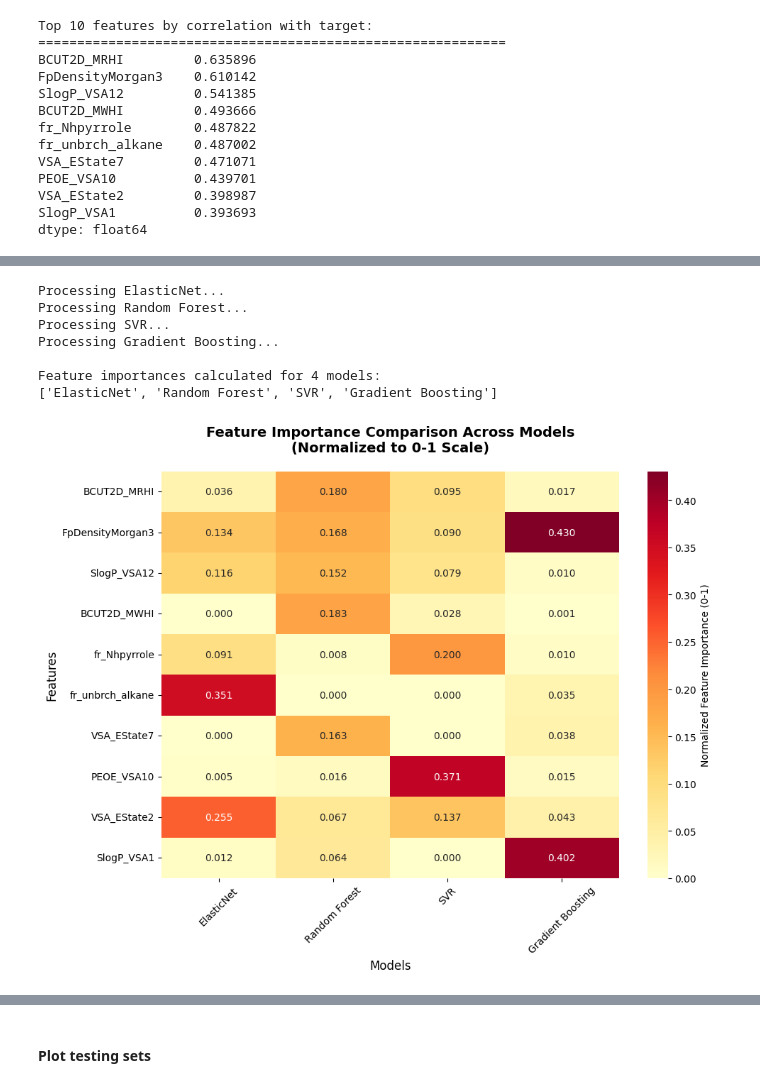
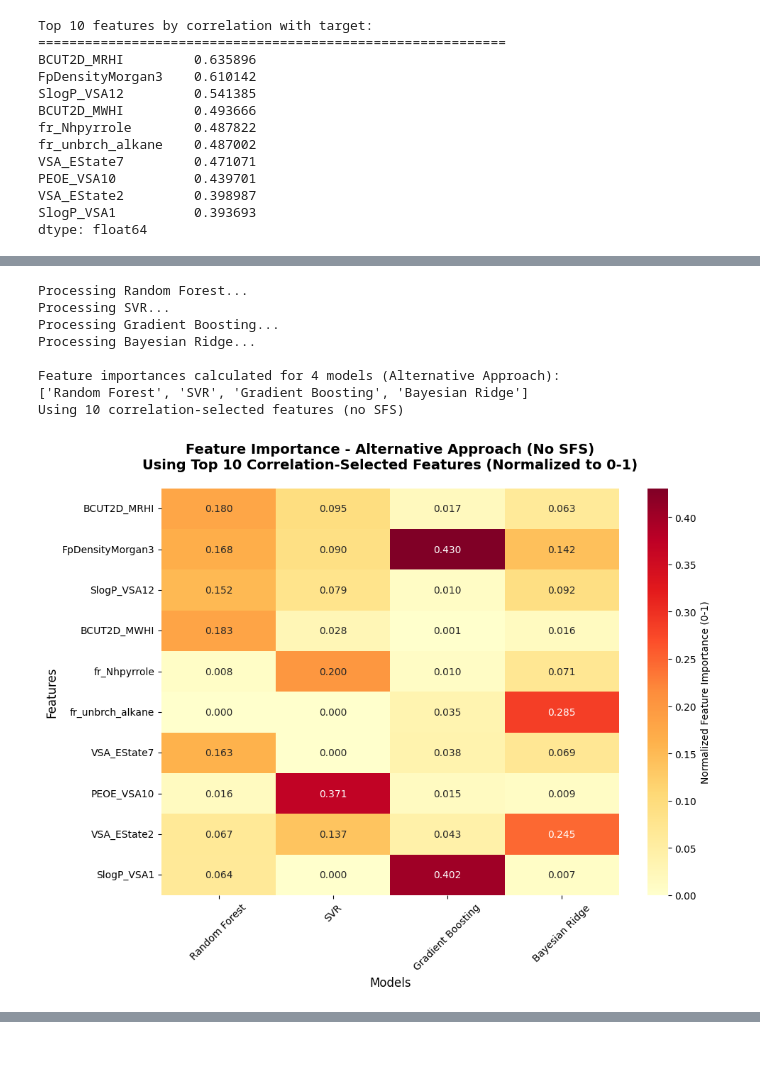
Before and after one commit to kareem-Abdelmaqsoud/HER-metal-complex-ligands, a Jupyter notebook: baseline_models.ipynb, the cells around one changed output, grey strips where cells are left out. Cells and saved outputs as stored; diff of their text form; code cells hidden in the pictures; blank space fills up the shorter version.

```diff
--- a/baseline_models.ipynb
+++ b/baseline_models.ipynb
@@ -479,106 +932,110 @@ Gradient Boosting      2.717
 # %%
-# 5. Feature importance analysis for all models
+# 5. Feature importance analysis for alternative approach (without SFS)
 import matplotlib.pyplot as plt
 import seaborn as sns
 from sklearn.inspection import permutation_importance
 
-# Get feature importance for each model
-feature_importances = {}
+# Get feature importance for each model from the results_alt dictionary
+feature_importances_alt = {}
+alternative_features = feature_cols_selected  # Use top 10 correlation-selected features
 
-for name, model in models.items():
+for name, result in results_alt.items():
+    model = result['model']
     print(f"Processing {name}...")
 
-    # Handle pipeline models (Ridge, Lasso, ElasticNet, SVR, etc.)
+    # Handle pipeline models (SVR, Bayesian Ridge, etc.)
     if isinstance(model, Pipeline):
         regressor = model.named_steps['regressor']
         if hasattr(regressor, 'coef_'):
             # Linear models with coefficients
             importances = np.abs(regressor.coef_)
-            feature_importances[name] = pd.DataFrame({
-                'feature': feature_cols_selected,
+            feature_importances_alt[name] = pd.DataFrame({
+                'feature': alternative_features,
                 'importance': importances
             }).sort_values('importance', ascending=False)
         else:
-            # For non-linear models in pipeline (like SVR with RBF kernel)
+            # For non-linear models in pipeline (like SVR with poly kernel)
             # Use permutation importance
-            perm_importance = permutation_importance(model, X_test, y_test,
+            perm_importance = permutation_importance(model, X_test_alt, y_test_alt,
                                                    n_repeats=10, random_state=21,
                                                    scoring='r2')
             importances = perm_importance.importances_mean
-            feature_importances[name] = pd.DataFrame({
-                'feature': feature_cols_selected,
+            feature_importances_alt[name] = pd.DataFrame({
+                'feature': alternative_features,
                 'importance': importances
             }).sort_values('importance', ascending=False)
-    # Handle regular models (Random Forest)
+    # Handle regular models (Random Forest, Gradient Boosting)
     elif hasattr(model, 'feature_importances_'):
         importances = model.feature_importances_
-        feature_importances[name] = pd.DataFrame({
-            'feature': feature_cols_selected,
+        feature_importances_alt[name] = pd.DataFrame({
+            'feature': alternative_features,
             'importance': importances
         }).sort_values('importance', ascending=False)
     else:
         # Fallback to permutation importance for any other model type
-        perm_importance = permutation_importance(model, X_test, y_test,
+        perm_importance = permutation_importance(model, X_test_alt, y_test_alt,
                                                n_repeats=10, random_state=21,
                                                scoring='r2')
         importances = perm_importance.importances_mean
-        feature_importances[name] = pd.DataFrame({
-            'feature': feature_cols_selected,
+        feature_importances_alt[name] = pd.DataFrame({
+            'feature': alternative_features,
             'importance': importances
         }).sort_values('importance', ascending=False)
 
-print(f"\nFeature importances calculated for {len(feature_importances)} models:")
-print(list(feature_importances.keys()))
+print(f"\nFeature importances calculated for {len(feature_importances_alt)} models (Alternative Approach):")
+print(list(feature_importances_alt.keys()))
+print(f"Using {len(alternative_features)} correlation-selected features (no SFS)")
 
 # Create normalized feature importance matrix for heatmap
-all_features = feature_cols_selected
-importance_matrix = pd.DataFrame(index=all_features)
+all_features_alt = list(alternative_features)
+importance_matrix_alt = pd.DataFrame(index=all_features_alt)
 
-for model_name, importance_df in feature_importances.items():
+for model_name, importance_df in feature_importances_alt.items():
     # Normalize importances to 0-1 scale for each model
     importances = importance_df.set_index('feature')['importance']
     # Handle negative values from permutation importance
     importances = np.maximum(importances, 0)
     if importances.sum() > 0:
         normalized_importances = importances / importances.sum()
     else:
         normalized_importances = importances * 0
-    importance_matrix[model_name] = normalized_importances.reindex(all_features, fill_value=0)
+    importance_matrix_alt[model_name] = normalized_importances.reindex(all_features_alt, fill_value=0)
 
 # Create heatmap with dynamic figure size based on number of models
-n_models = len(feature_importances)
-fig_width = max(10, 2.5 * n_models)
-fig, ax = plt.subplots(figsize=(fig_width, 8))
+n_models_alt = len(feature_importances_alt)
+fig_width_alt = max(10, 2.5 * n_models_alt)
+fig, ax = plt.subplots(figsize=(fig_width_alt, 8))
 
-sns.heatmap(importance_matrix,
+sns.heatmap(importance_matrix_alt,
             annot=True,
             fmt='.3f',
             cmap='YlOrRd',
             cbar_kws={'label': 'Normalized Feature Importance (0-1)'},
             ax=ax)
 
-ax.set_title('Feature Importance Comparison Across Models\n(Normalized to 0-1 Scale)',
+ax.set_title('Feature Importance - Alternative Approach (No SFS)\nUsing Top 10 Correlation-Selected Features (Normalized to 0-1)',
              fontsize=14, fontweight='bold', pad=20)
 ax.set_ylabel('Features', fontsize=12)
 ax.set_xlabel('Models', fontsize=12)
 ax.tick_params(axis='y', rotation=0)
 ax.tick_params(axis='x', rotation=45)
 
 plt.tight_layout()
 plt.show()
 
-# Print top 5 features for each model
-print("\nTop 5 Most Important Features by Model:")
-print("=" * 60)
-for model_name, importance_df in feature_importances.items():
+# Print top 10 features for each model
+print("\nTop 10 Most Important Features by Model (Alternative Approach - No SFS):")
+print("=" * 80)
+for model_name, importance_df in feature_importances_alt.items():
     print(f"\n{model_name}:")
-    print(importance_df.head().to_string(index=False))
+    print(importance_df.head(10).to_string(index=False))
 # %% [output]
-Processing ElasticNet...
 Processing Random Forest...
 Processing SVR...
 Processing Gradient Boosting...
+Processing Bayesian Ridge...
 
-Feature importances calculated for 4 models:
-['ElasticNet', 'Random Forest', 'SVR', 'Gradient Boosting']
+Feature importances calculated for 4 models (Alternative Approach):
+['Random Forest', 'SVR', 'Gradient Boosting', 'Bayesian Ridge']
+Using 10 correlation-selected features (no SFS)
-[figure, old version]
+[figure, new version]
@@ -602,2 +1058,0 @@ fr_unbrch_alkane    0.034631
-# %% [markdown]
-#### Plot testing sets
```
Also changed, not shown: parts of 17 cells of this notebook.
